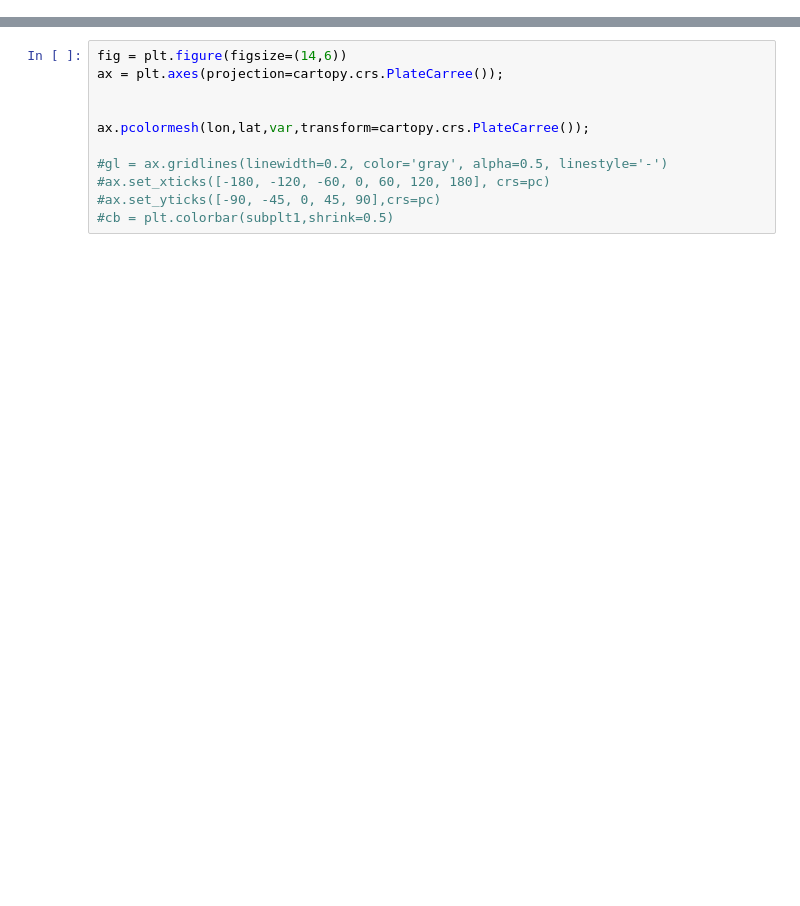
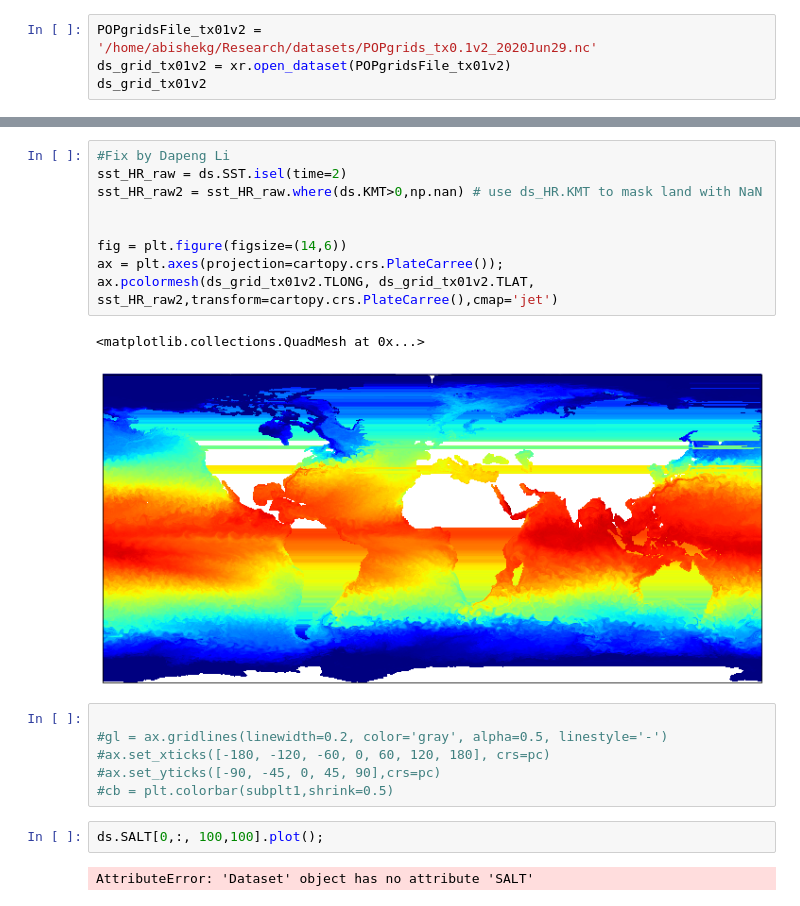
Before and after one commit to abishekg7/pangeo_binders, a Jupyter notebook: xarray_HR.ipynb, the cells around one changed output, grey strips where cells are left out. Saved outputs shown, nothing was run; the diff lists cells and outputs as text; blank space fills up the shorter version.

```diff
--- a/xarray_HR.ipynb
+++ b/xarray_HR.ipynb
@@ -34,0 +113,4 @@ var = ds1.SSH[0,0:-1:1,0:-1:1]/100
+# %%
+POPgridsFile_tx01v2 = '/home/abishekg/Research/datasets/POPgrids_tx0.1v2_2020Jun29.nc'
+ds_grid_tx01v2 = xr.open_dataset(POPgridsFile_tx01v2)
+ds_grid_tx01v2
@@ -35,11 +135,22 @@ var = ds1.SSH[0,0:-1:1,0:-1:1]/100
+# %%
+#Fix by Dapeng Li
+sst_HR_raw = ds.SST.isel(time=2)
+sst_HR_raw2 = sst_HR_raw.where(ds.KMT>0,np.nan) # use ds_HR.KMT to mask land with NaN
+
+
+fig = plt.figure(figsize=(14,6))
+ax = plt.axes(projection=cartopy.crs.PlateCarree());
+ax.pcolormesh(ds_grid_tx01v2.TLONG, ds_grid_tx01v2.TLAT, sst_HR_raw2,transform=cartopy.crs.PlateCarree(),cmap='jet')
+# %% [output]
+<matplotlib.collections.QuadMesh at 0x...>
+[figure, added]
 # %%
-fig = plt.figure(figsize=(14,6))
-ax = plt.axes(projection=cartopy.crs.PlateCarree());
-
-
-ax.pcolormesh(lon,lat,var,transform=cartopy.crs.PlateCarree());
 
 #gl = ax.gridlines(linewidth=0.2, color='gray', alpha=0.5, linestyle='-')
 #ax.set_xticks([-180, -120, -60, 0, 60, 120, 180], crs=pc)
 #ax.set_yticks([-90, -45, 0, 45, 90],crs=pc)
 #cb = plt.colorbar(subplt1,shrink=0.5)
+# %%
+ds.SALT[0,:, 100,100].plot();
+# %% [output]
+AttributeError: 'Dataset' object has no attribute 'SALT'
```
Also changed, not shown: parts of 11 cells of this notebook, 2 other files.
